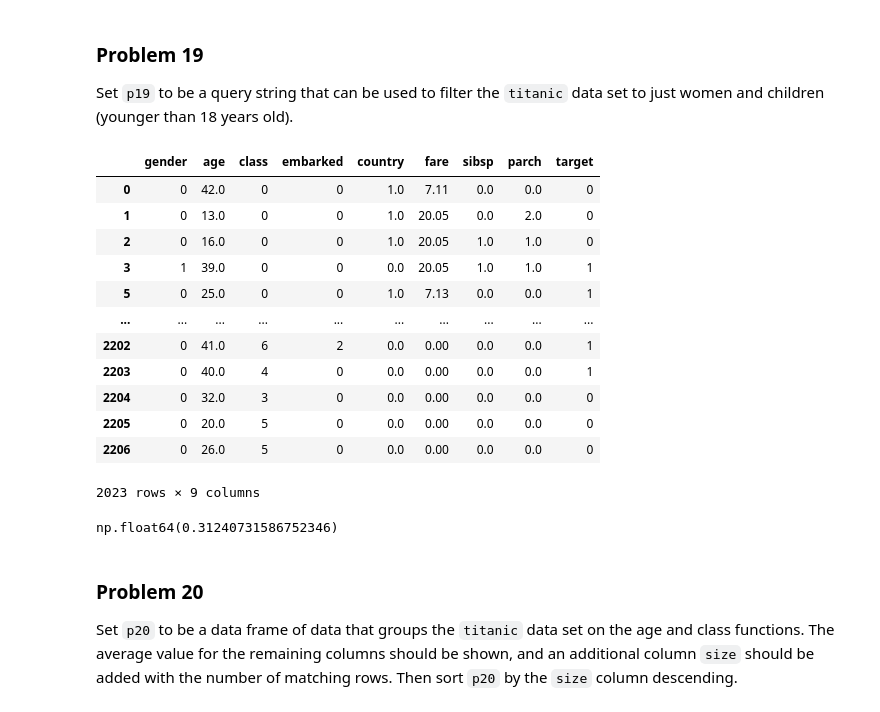
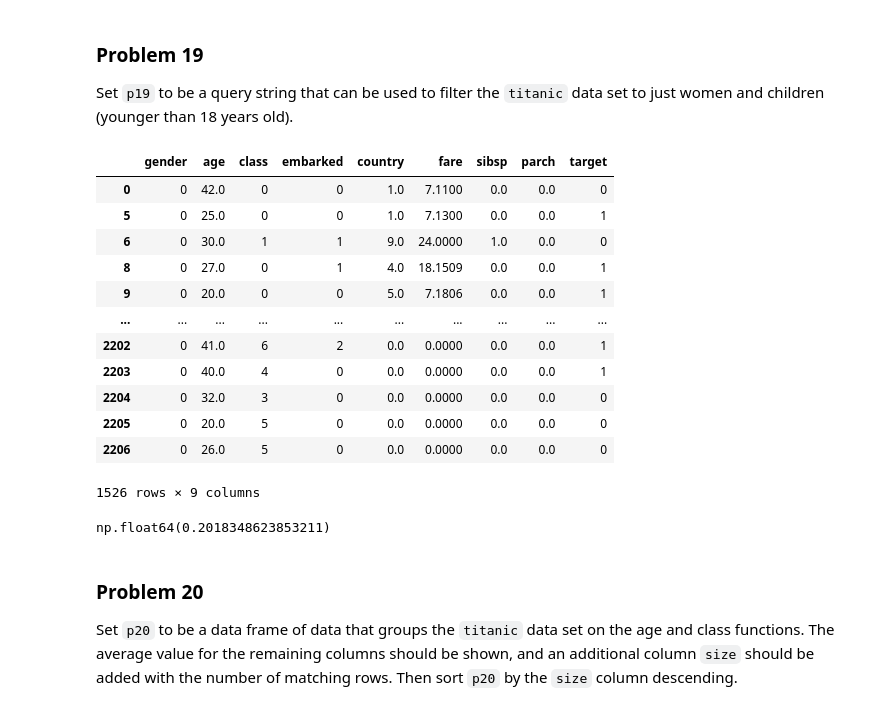
Before and after one commit to rajviu/dx602-homework-11, a Jupyter notebook: homework.ipynb, the cells around one changed output. Drawn from its saved outputs; the diff is of its cells as text; code cells hidden in the pictures.

```diff
--- a/homework.ipynb
+++ b/homework.ipynb
@@ -419,28 +419,28 @@ p18.head()
 
 Set `p19` to be a query string that can be used to filter the `titanic` data set to just women and children (younger than 18 years old).
 # %%
-p19 = "(gender == 0) or (age >= 18)"
+p19 = "(gender == 0) and (age >= 18)"
 titanic.query(p19) if p19 is not ... else None
 # %% [output]
 |  | gender | age | class | embarked | country | fare | sibsp | parch | target |
-| 0 | 0 | 42.0 | 0 | 0 | 1.0 | 7.11 | 0.0 | 0.0 | 0 |
-| 1 | 0 | 13.0 | 0 | 0 | 1.0 | 20.05 | 0.0 | 2.0 | 0 |
-| 2 | 0 | 16.0 | 0 | 0 | 1.0 | 20.05 | 1.0 | 1.0 | 0 |
-| 3 | 1 | 39.0 | 0 | 0 | 0.0 | 20.05 | 1.0 | 1.0 | 1 |
-| 5 | 0 | 25.0 | 0 | 0 | 1.0 | 7.13 | 0.0 | 0.0 | 1 |
+| 0 | 0 | 42.0 | 0 | 0 | 1.0 | 7.1100 | 0.0 | 0.0 | 0 |
+| 5 | 0 | 25.0 | 0 | 0 | 1.0 | 7.1300 | 0.0 | 0.0 | 1 |
+| 6 | 0 | 30.0 | 1 | 1 | 9.0 | 24.0000 | 1.0 | 0.0 | 0 |
+| 8 | 0 | 27.0 | 0 | 1 | 4.0 | 18.1509 | 0.0 | 0.0 | 1 |
+| 9 | 0 | 20.0 | 0 | 0 | 5.0 | 7.1806 | 0.0 | 0.0 | 1 |
 | ... | ... | ... | ... | ... | ... | ... | ... | ... | ... |
-| 2202 | 0 | 41.0 | 6 | 2 | 0.0 | 0.00 | 0.0 | 0.0 | 1 |
-| 2203 | 0 | 40.0 | 4 | 0 | 0.0 | 0.00 | 0.0 | 0.0 | 1 |
-| 2204 | 0 | 32.0 | 3 | 0 | 0.0 | 0.00 | 0.0 | 0.0 | 0 |
-| 2205 | 0 | 20.0 | 5 | 0 | 0.0 | 0.00 | 0.0 | 0.0 | 0 |
-| 2206 | 0 | 26.0 | 5 | 0 | 0.0 | 0.00 | 0.0 | 0.0 | 0 |
+| 2202 | 0 | 41.0 | 6 | 2 | 0.0 | 0.0000 | 0.0 | 0.0 | 1 |
+| 2203 | 0 | 40.0 | 4 | 0 | 0.0 | 0.0000 | 0.0 | 0.0 | 1 |
+| 2204 | 0 | 32.0 | 3 | 0 | 0.0 | 0.0000 | 0.0 | 0.0 | 0 |
+| 2205 | 0 | 20.0 | 5 | 0 | 0.0 | 0.0000 | 0.0 | 0.0 | 0 |
+| 2206 | 0 | 26.0 | 5 | 0 | 0.0 | 0.0000 | 0.0 | 0.0 | 0 |
-2023 rows × 9 columns
+1526 rows × 9 columns
 # %%
 # did women and children have higher survival rates?
 
 titanic.query(p19)["target"].mean() if p19 is not ... else None
 # %% [output]
-np.float64(0.31240731586752346)
+np.float64(0.2018348623853211)
 # %% [markdown]
 ### Problem 20
 
```
